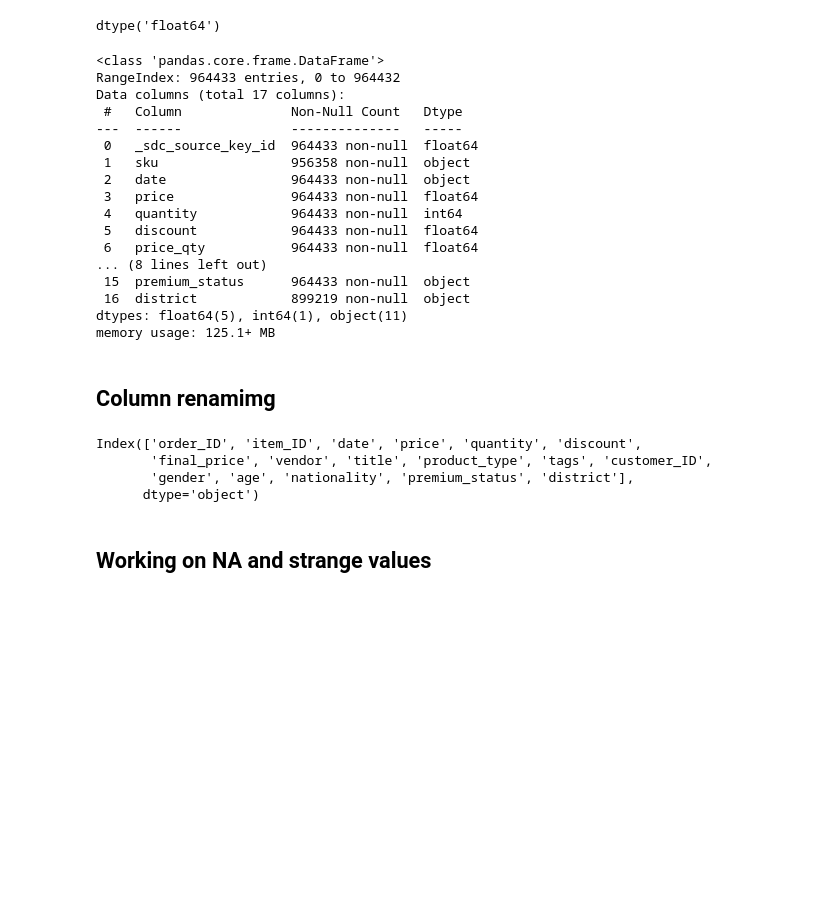
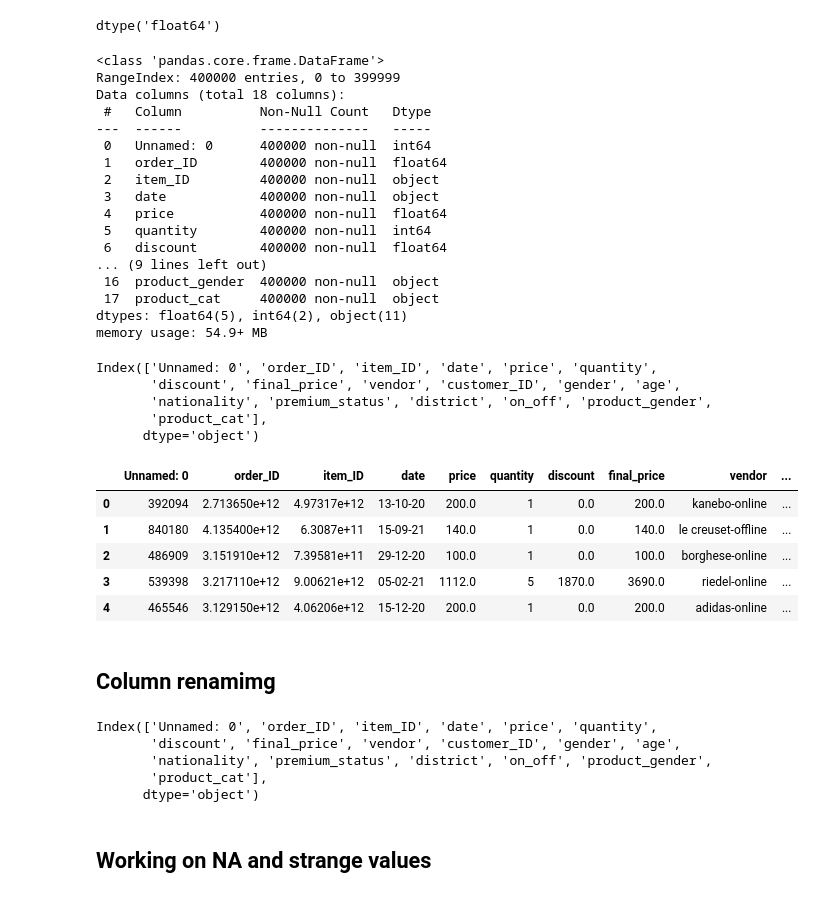
Before and after one commit to polgariovabrigi/frontend_onthelistcrm, a Jupyter notebook: notebooks/cleaning_ben.ipynb, the cells around one changed output. Saved outputs shown, nothing was run; the diff lists cells and outputs as text; code cells hidden in the pictures; blank space fills up the shorter version.

```diff
--- a/notebooks/cleaning_ben.ipynb
+++ b/notebooks/cleaning_ben.ipynb
@@ -7,7 +7,7 @@ import matplotlib.pyplot as plt
 # %% [markdown]
 ## Importing value and lowercase everything
 # %%
-data_df = pd.read_csv('../raw_data/1M_rows_raw.csv')
+data_df = pd.read_csv('../raw_data/data_400_000_rows_clean_df.csv')
 
 for column in data_df.columns:
     if data_df[column].dtype == 'O':
@@ -22,24 +22,41 @@ dtype('float64')
 data_df.info()
 # %% [output]
 <class 'pandas.core.frame.DataFrame'>
-RangeIndex: 964433 entries, 0 to 964432
-Data columns (total 17 columns):
- #   Column              Non-Null Count   Dtype
----  ------              --------------   -----
- 0   _sdc_source_key_id  964433 non-null  float64
- 1   sku                 956358 non-null  object
- 2   date                964433 non-null  object
- 3   price               964433 non-null  float64
- 4   quantity            964433 non-null  int64
- 5   discount            964433 non-null  float64
- 6   price_qty           964433 non-null  float64
-... (8 lines left out)
- 15  premium_status      964433 non-null  object
- 16  district            899219 non-null  object
-dtypes: float64(5), int64(1), object(11)
-memory usage: 125.1+ MB
+RangeIndex: 400000 entries, 0 to 399999
+Data columns (total 18 columns):
+ #   Column          Non-Null Count   Dtype
+---  ------          --------------   -----
+ 0   Unnamed: 0      400000 non-null  int64
+ 1   order_ID        400000 non-null  float64
+ 2   item_ID         400000 non-null  object
+ 3   date            400000 non-null  object
+ 4   price           400000 non-null  float64
+ 5   quantity        400000 non-null  int64
+ 6   discount        400000 non-null  float64
+... (9 lines left out)
+ 16  product_gender  400000 non-null  object
+ 17  product_cat     400000 non-null  object
+dtypes: float64(5), int64(2), object(11)
+memory usage: 54.9+ MB
 # %%
 # data_df.head()
+columns = data_df.columns
+columns
+# %% [output]
+Index(['Unnamed: 0', 'order_ID', 'item_ID', 'date', 'price', 'quantity',
+       'discount', 'final_price', 'vendor', 'customer_ID', 'gender', 'age',
+       'nationality', 'premium_status', 'district', 'on_off', 'product_gender',
+       'product_cat'],
+      dtype='object')
+# %%
+data_df.head()
+# %% [output]
+|  | Unnamed: 0 | order_ID | item_ID | date | price | quantity | discount | final_price | vendor | ... |
+| 0 | 392094 | 2.713650e+12 | 4.97317e+12 | 13-10-20 | 200.0 | 1 | 0.0 | 200.0 | kanebo-online | ... |
+| 1 | 840180 | 4.135400e+12 | 6.3087e+11 | 15-09-21 | 140.0 | 1 | 0.0 | 140.0 | le creuset-offline | ... |
+| 2 | 486909 | 3.151910e+12 | 7.39581e+11 | 29-12-20 | 100.0 | 1 | 0.0 | 100.0 | borghese-online | ... |
+| 3 | 539398 | 3.217110e+12 | 9.00621e+12 | 05-02-21 | 1112.0 | 5 | 1870.0 | 3690.0 | riedel-online | ... |
+| 4 | 465546 | 3.129150e+12 | 4.06206e+12 | 15-12-20 | 200.0 | 1 | 0.0 | 200.0 | adidas-online | ... |
 # %% [markdown]
 ## Column renamimg
 # %%
@@ -55,9 +72,10 @@ data_df.rename(columns={'_sdc_source_key_id':'order_ID',
                              inplace = True)
 data_df.columns
 # %% [output]
-Index(['order_ID', 'item_ID', 'date', 'price', 'quantity', 'discount',
-       'final_price', 'vendor', 'title', 'product_type', 'tags', 'customer_ID',
-       'gender', 'age', 'nationality', 'premium_status', 'district'],
+Index(['Unnamed: 0', 'order_ID', 'item_ID', 'date', 'price', 'quantity',
+       'discount', 'final_price', 'vendor', 'customer_ID', 'gender', 'age',
+       'nationality', 'premium_status', 'district', 'on_off', 'product_gender',
+       'product_cat'],
       dtype='object')
 # %% [markdown]
 ## Working on NA and strange values
```
